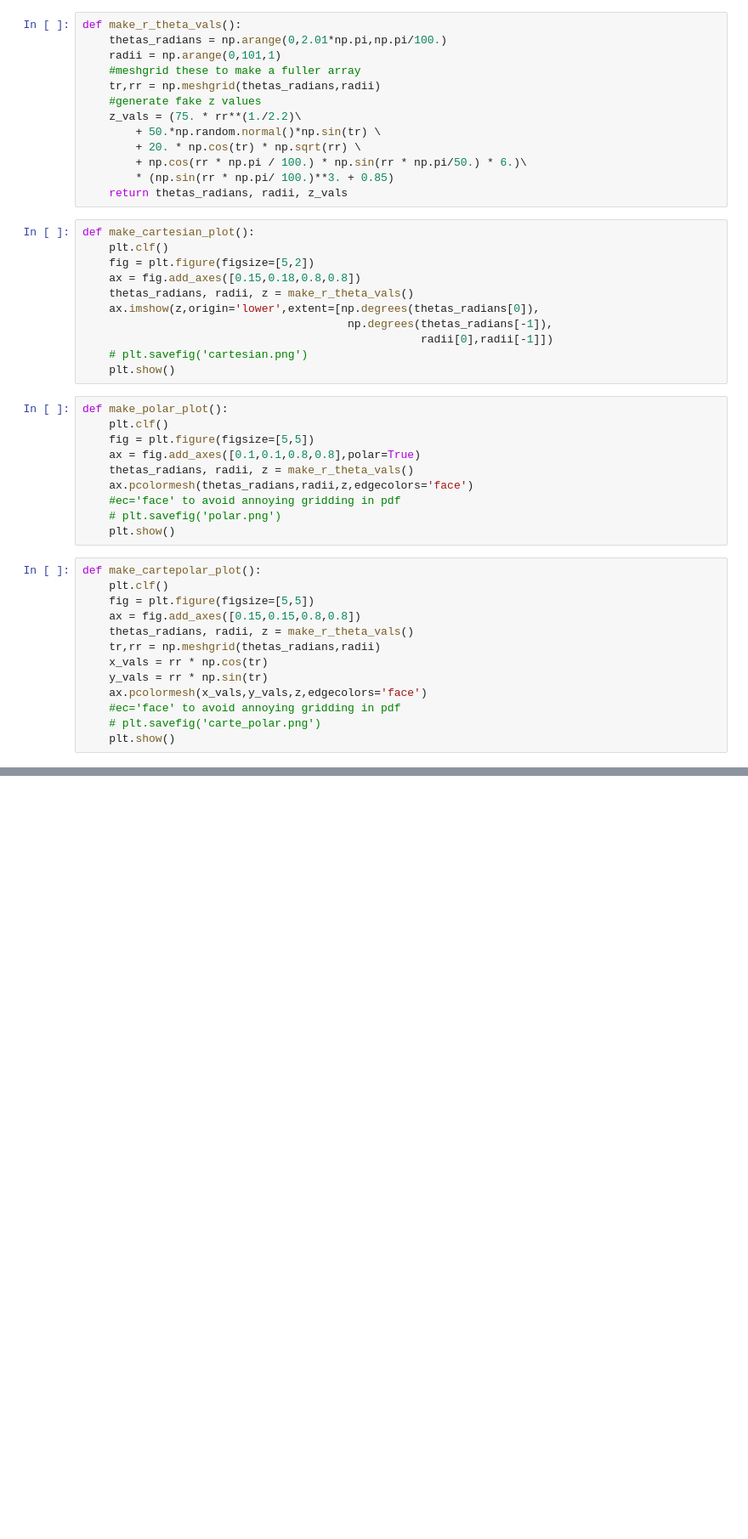
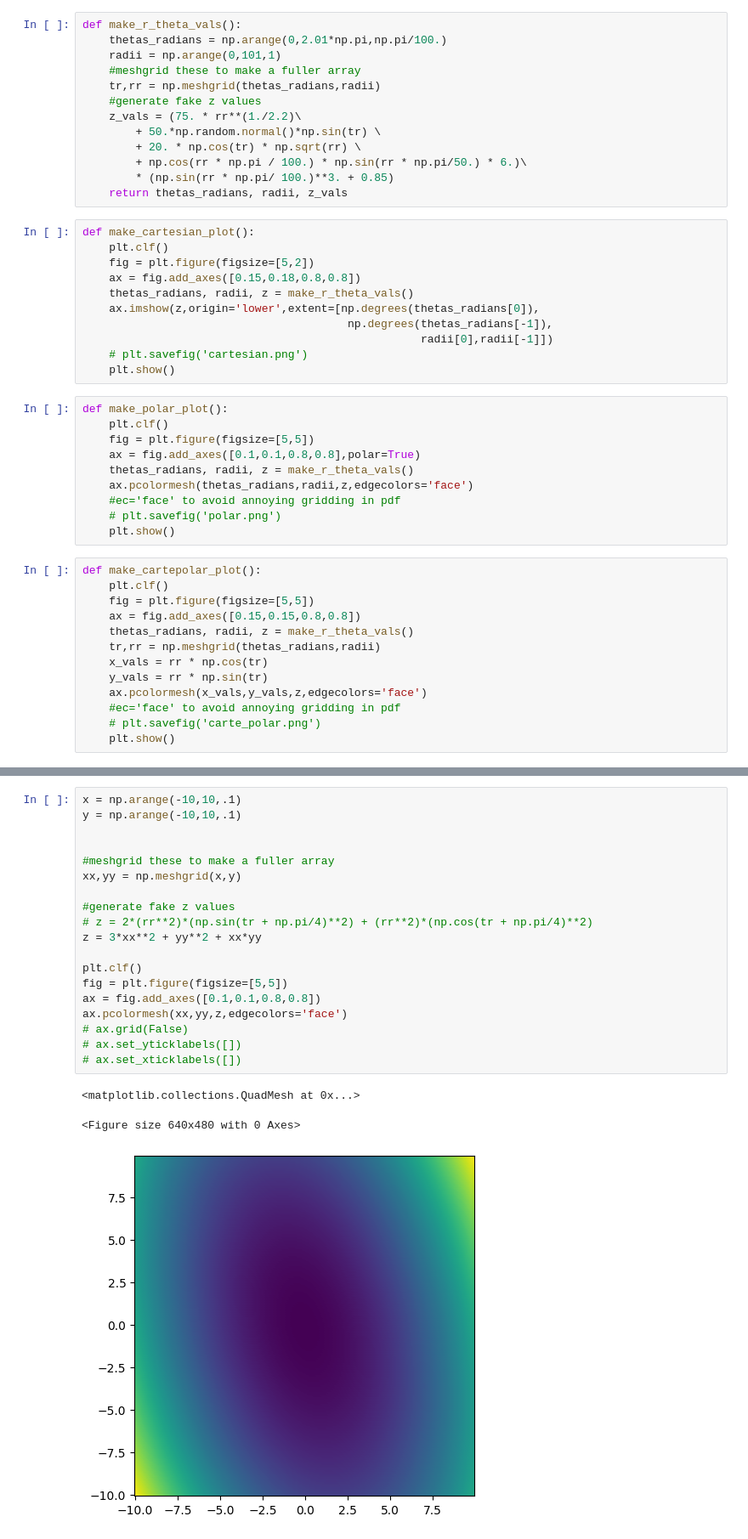
Before and after one commit to rae-holcomb/pandora-me, a Jupyter notebook: psf_scratch.ipynb, the cells around one changed output, grey strips where cells are left out. Shown at 85% size. Saved outputs shown, nothing was run; the diff lists cells and outputs as text; blank space fills up the shorter version.

```diff
--- a/psf_scratch.ipynb
+++ b/psf_scratch.ipynb
@@ -61,0 +98,23 @@ make_cartepolar_plot()
+# %%
+x = np.arange(-10,10,.1)
+y = np.arange(-10,10,.1)
+
+
+#meshgrid these to make a fuller array
+xx,yy = np.meshgrid(x,y)
+
+#generate fake z values
+# z = 2*(rr**2)*(np.sin(tr + np.pi/4)**2) + (rr**2)*(np.cos(tr + np.pi/4)**2)
+z = 3*xx**2 + yy**2 + xx*yy
+
+plt.clf()
+fig = plt.figure(figsize=[5,5])
+ax = fig.add_axes([0.1,0.1,0.8,0.8])
+ax.pcolormesh(xx,yy,z,edgecolors='face')
+# ax.grid(False)
+# ax.set_yticklabels([])
+# ax.set_xticklabels([])
+# %% [output]
+<matplotlib.collections.QuadMesh at 0x...>
+<Figure size 640x480 with 0 Axes>
+[figure, added]
```
Also changed, not shown: parts of 2 cells of this notebook.
